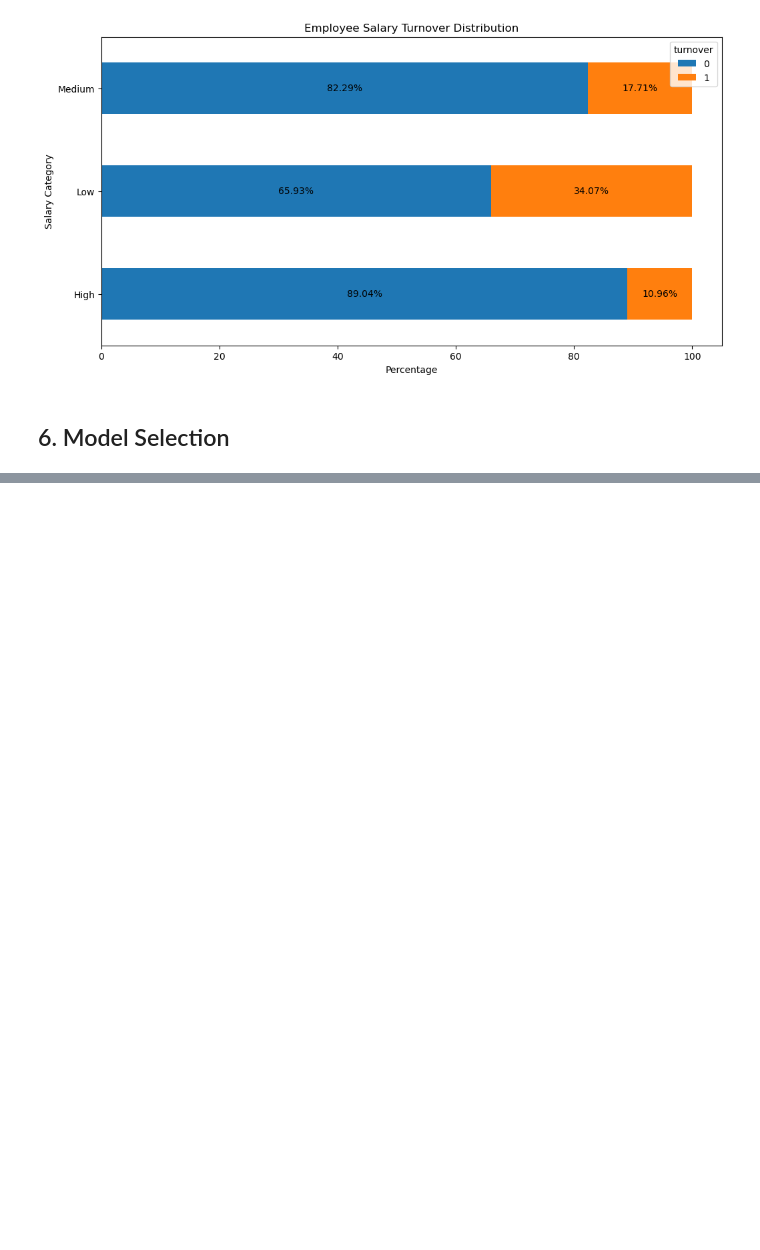
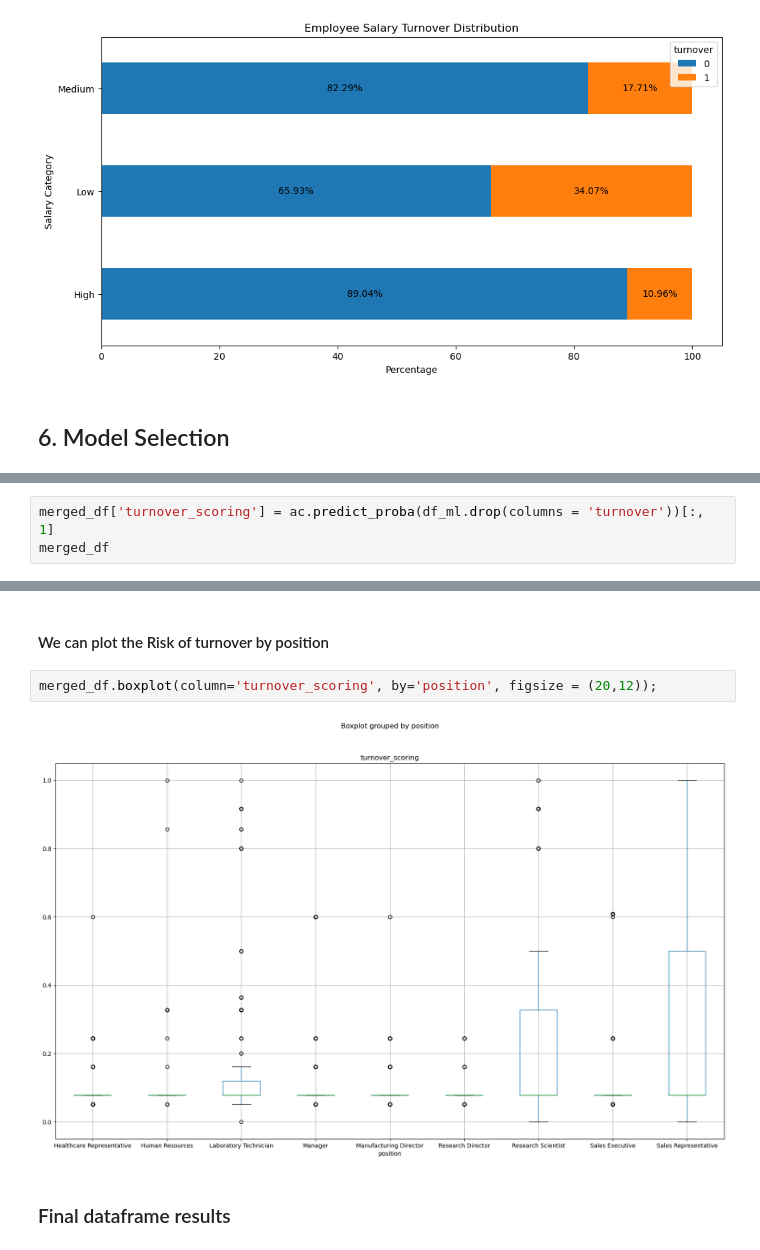
Before and after one commit to jalexisg/PDA-Data-Science-project, a Jupyter notebook: project.ipynb, the cells around one changed output, grey strips where cells are left out. Cells and saved outputs as stored; diff of their text form; blank space fills up the shorter version.

```diff
--- a/project.ipynb
+++ b/project.ipynb
@@ -458,0 +594,3 @@ plt.show()
+# %%
+merged_df['turnover_scoring'] = ac.predict_proba(df_ml.drop(columns = 'turnover'))[:, 1]
+merged_df
@@ -458,0 +632,8 @@ plt.show()
+# %% [markdown]
+#### We can plot the Risk of turnover by position
+# %%
+merged_df.boxplot(column='turnover_scoring', by='position', figsize = (20,12));
+# %% [output]
+[figure, added]
+# %% [markdown]
+### Final dataframe results
```
Also changed, not shown: parts of 34 cells of this notebook, 1 other file.
